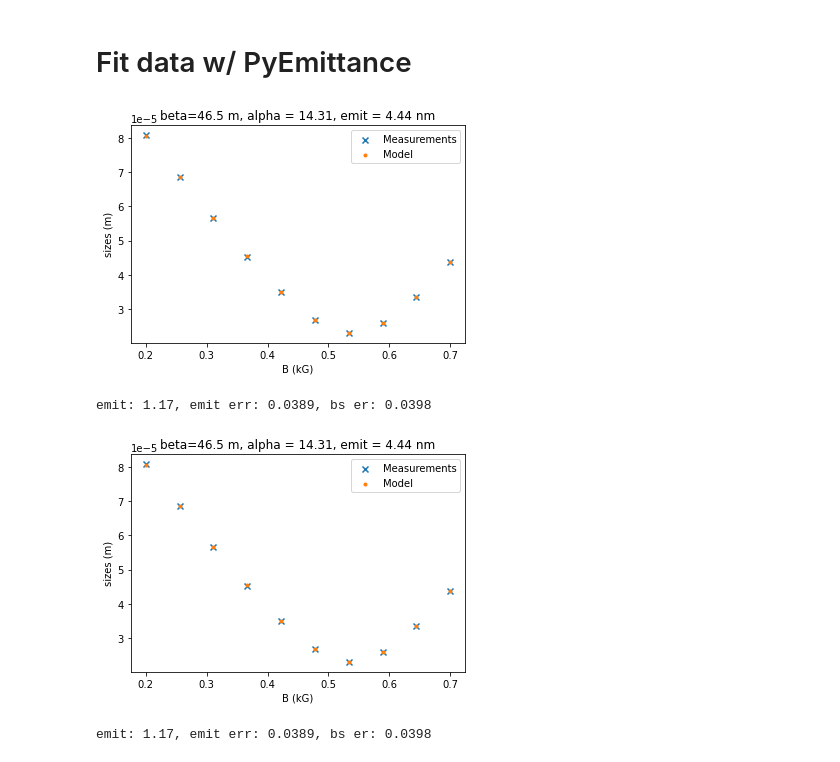
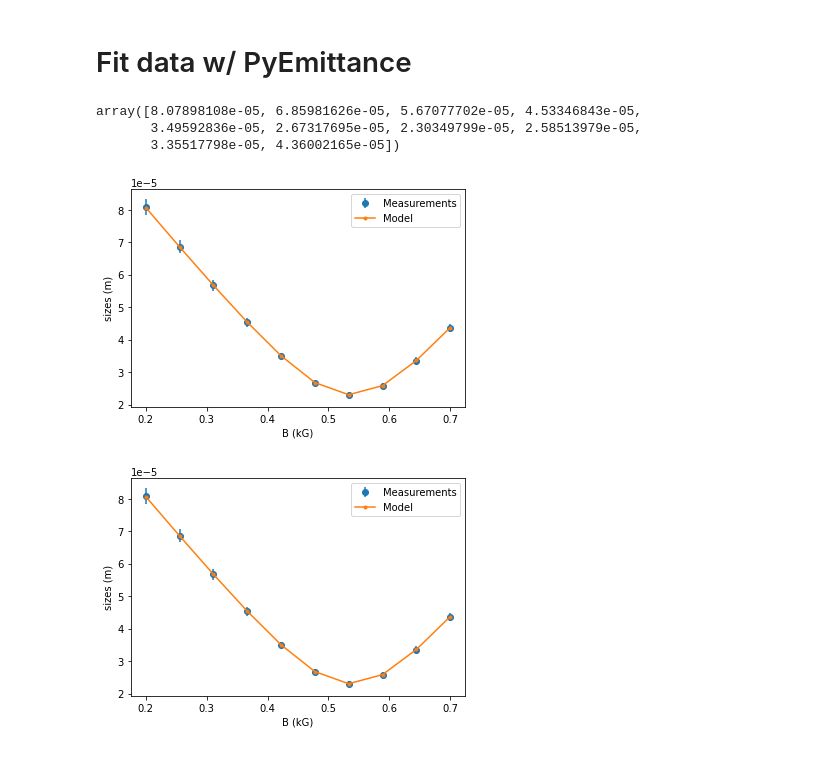
Before and after one commit to slaclab/PyEmittance, a Jupyter notebook: examples/simple_fit_test.ipynb, the cells around one changed output. Saved outputs shown, nothing was run; the diff lists cells and outputs as text; code cells hidden in the pictures.

```diff
--- a/examples/simple_fit_test.ipynb
+++ b/examples/simple_fit_test.ipynb
@@ -53,17 +55,22 @@ from pyemittance.observer import Observer
 from pyemittance.emittance_calc import EmitCalc
+# %%
+meas
+# %% [output]
+array([8.07898108e-05, 6.85981626e-05, 5.67077702e-05, 4.53346843e-05,
+       3.49592836e-05, 2.67317695e-05, 2.30349799e-05, 2.58513979e-05,
+       3.35517798e-05, 4.36002165e-05])
 # %%
 # Observer class handles all I/O
 # avoids repeating measurements within an emittance calc
-o1 = Observer(kLlist, {'x': meas ,'y': meas} )
+ef = EmitCalc({'x': kLlist,'y': kLlist},
+              {'x': meas ,'y': meas},
+              {'x': meas*0.03 ,'y': meas*0.03}
+             )
+ef.plot = True
 
-ef1 = EmitCalc(o1.quad_meas, o1.beam_meas)
-ef1.plot = True
-
-emitx, erry = ef1.get_emit(dim='x')
-emity, erry = ef1.get_emit(dim='y')
+emitx, erry = ef.get_emit(dim='x')
+emity, erry = ef.get_emit(dim='y')
 # %% [output]
-[figure, old version]
+[figure, new version]
-emit: 1.17, emit err: 0.0389, bs er: 0.0398
-[figure, old version]
+[figure, new version]
-emit: 1.17, emit err: 0.0389, bs er: 0.0398
 # %%
```
Also changed, not shown: parts of 5 cells of this notebook.
